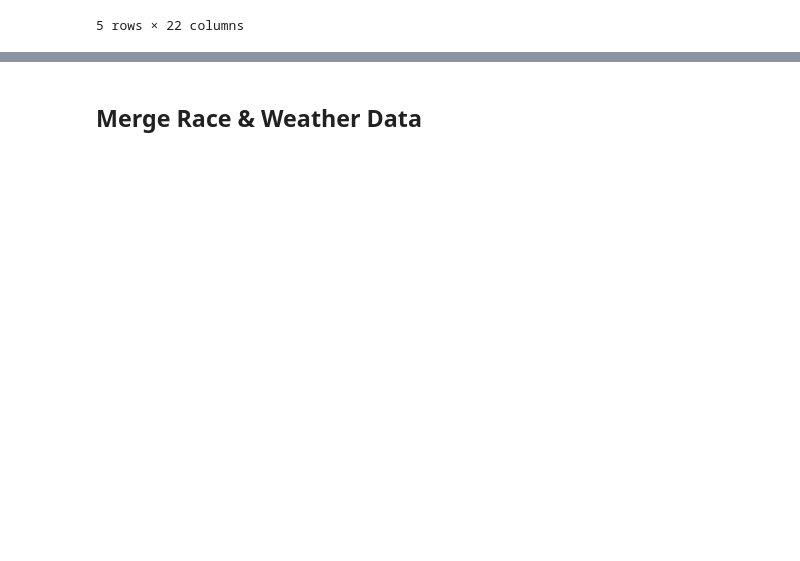
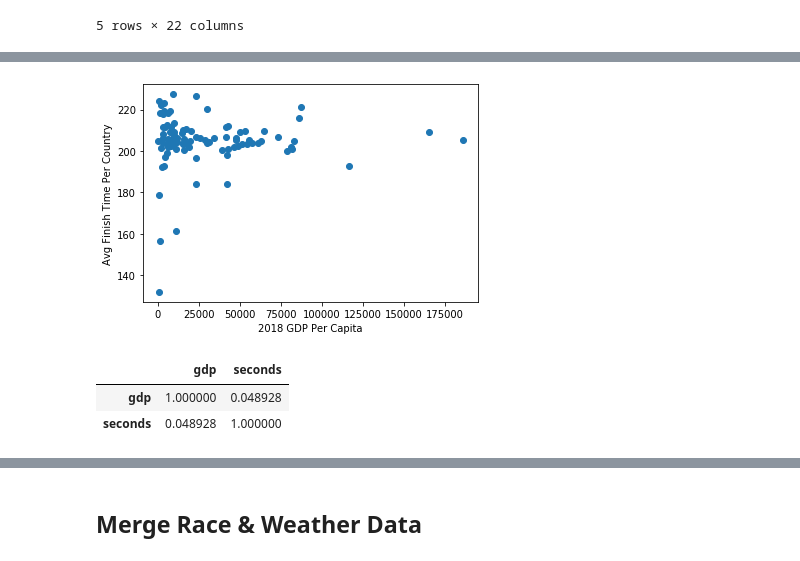
Before and after one commit to nmuldowney/nyc-marathon-capstone, a Jupyter notebook: notebooks/nyc_weather_and_gdp_eda.ipynb, the cells around one changed output, grey strips where cells are left out. Saved outputs shown, nothing was run; the diff lists cells and outputs as text; code cells hidden in the pictures; blank space fills up the shorter version.

Commit message:
gdp and time, gdp and pace correlation graphs

```diff
--- a/notebooks/nyc_weather_and_gdp_eda.ipynb
+++ b/notebooks/nyc_weather_and_gdp_eda.ipynb
@@ -284,0 +289,8 @@ race_and_gdp.plot(x='pace',y='2018',title = 'Average Pace vs GDP Per Capita',leg
+# %%
+race_gdp_plot = race_gdp_plot.reset_index()
+# %%
+race_gdp_plot.columns = ['country','gdp','time']
+# %%
+seconds = race_gdp_plot.time.dt.total_seconds()
+# %%
+race_gdp_plot['seconds'] = seconds
@@ -284,0 +309,14 @@ race_and_gdp.plot(x='pace',y='2018',title = 'Average Pace vs GDP Per Capita',leg
+# %%
+#try scatter plot to see if there is a relationship
+plt.scatter(x=race_gdp_plot.gdp,y=seconds/60)
+plt.xlabel('2018 GDP Per Capita')
+plt.ylabel('Avg Finish Time Per Country')
+plt.show()
+# %% [output]
+[figure, added]
+# %%
+race_gdp_plot.corr()
+# %% [output]
+|  | gdp | seconds |
+| gdp | 1.000000 | 0.048928 |
+| seconds | 0.048928 | 1.000000 |
```
Also changed, not shown: parts of 17 cells of this notebook.
